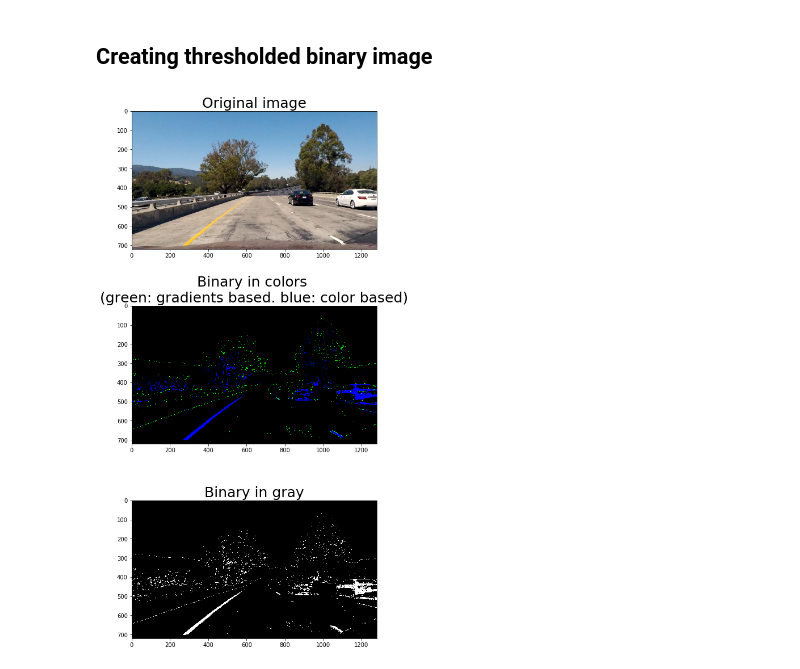
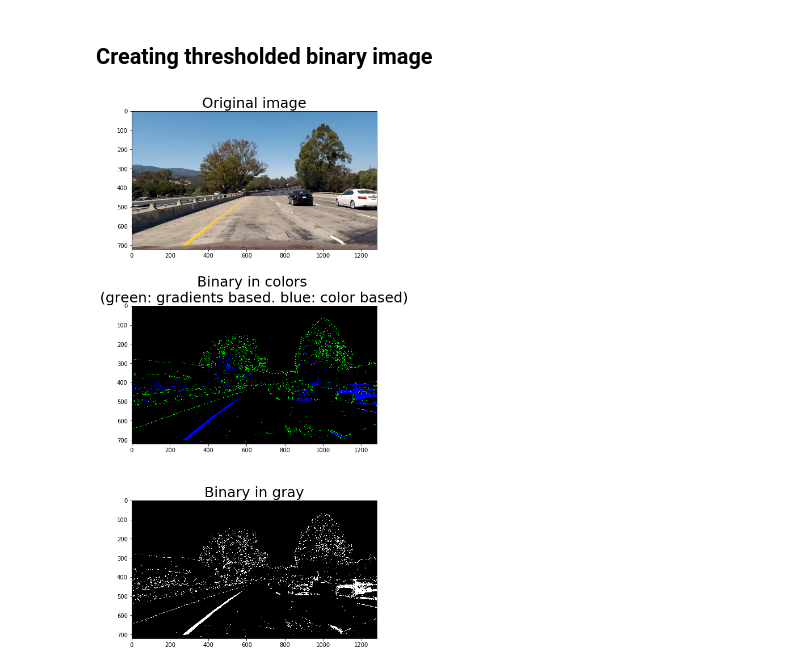
Before and after one commit to patricksu/CarND-Advanced-Lane-Lines, a Jupyter notebook: examples/example.ipynb, the cells around one changed output. Saved outputs shown, nothing was run; the diff lists cells and outputs as text; code cells hidden in the pictures.

```diff
--- a/examples/example.ipynb
+++ b/examples/example.ipynb
@@ -187,15 +187,15 @@ def pipeline(img, x_thresh = (0, 255), y_thresh = (0, 255), mag_thresh = (0, 255
 # %%
 image = mpimg.imread('../test_images/test1.jpg')
 image = cv2.undistort(image, cameraMatrix, distCoeffs, None, cameraMatrix)
-color, gray = pipeline(image, x_thresh = (120, 100), y_thresh = (120, 100), mag_thresh = (50, 100), dir_thresh=(.7, 1.3), color_thresh=(160, 255))
+color, gray = pipeline(image, x_thresh = (20, 100), y_thresh = (20, 100), mag_thresh = (50, 100), dir_thresh=(.7, 1.3), color_thresh=(160, 255))
 f, (ax1, ax2, ax3) = plt.subplots(3, 1, figsize = (6,15))
 ax1.imshow(image)
 ax1.set_title('Original image', fontsize = 25)
 ax2.imshow(color)
 ax2.set_title('Binary in colors \n(green: gradients based. blue: color based)', fontsize = 25)
 ax3.imshow(gray, cmap = 'gray')
 ax3.set_title('Binary in gray', fontsize = 25)
 plt.subplots_adjust(left=0., right=1, top=0.95, bottom=0.05)
-plt.savefig('binary_thresholded_test1_before_after.png')
+# plt.savefig('binary_thresholded_test1_before_after.png')
 # %% [output]
-[figure, old version]
+[figure, new version]
```
Also changed, not shown: parts of 15 cells of this notebook, 27 other files.
